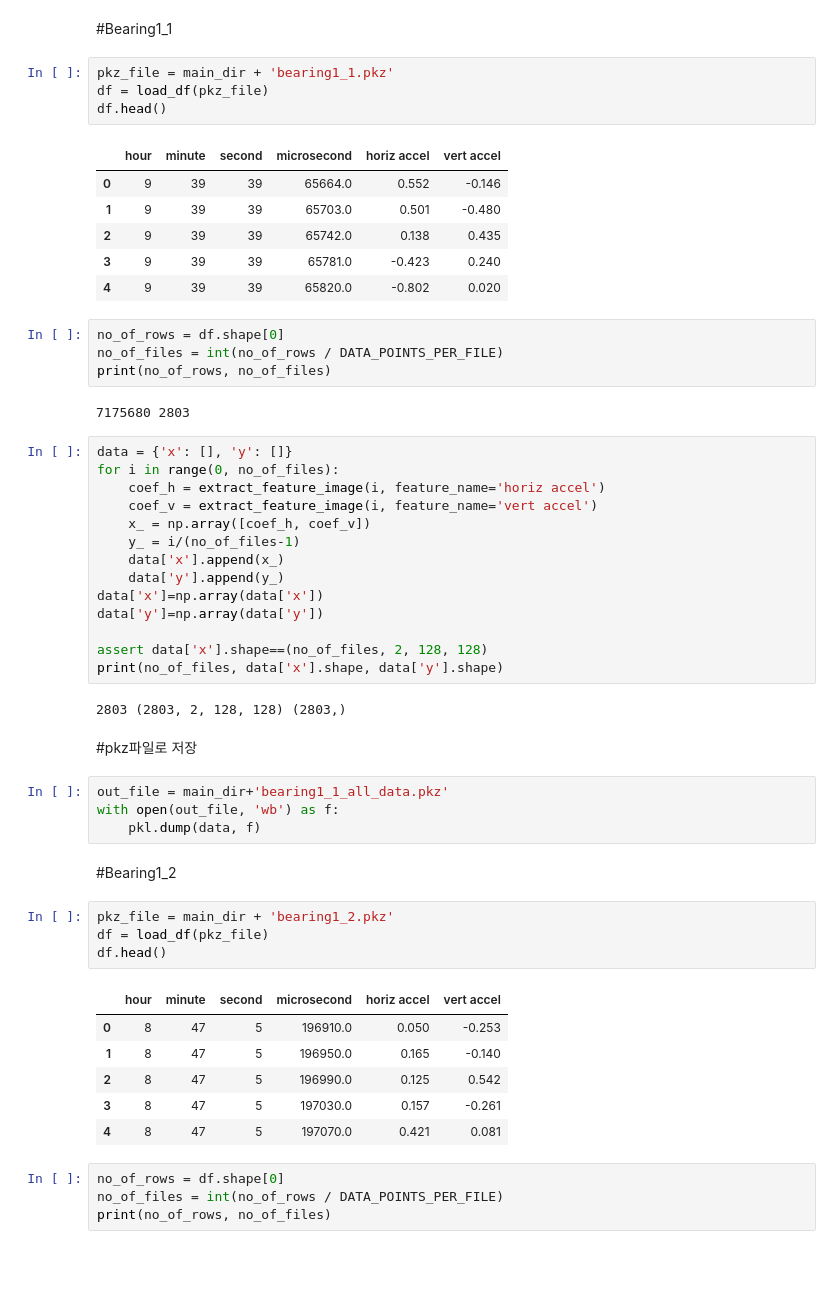
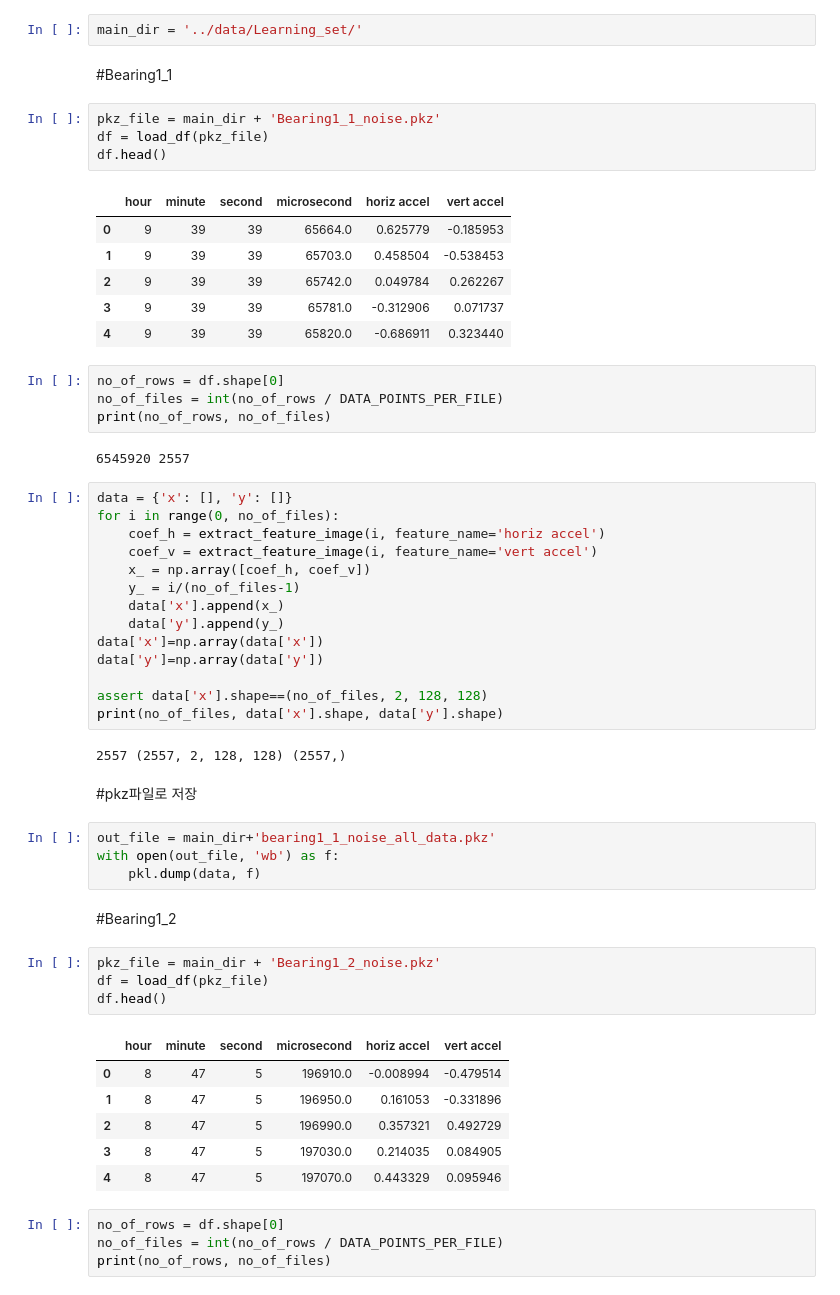
Before and after one commit to SWTeam2/learning_infer, a Jupyter notebook: model/CNN+LSTM_Dataset_Preparation.ipynb, the cells around one changed output. Drawn from its saved outputs; the diff is of its cells as text; blank space fills up the shorter version.

Commit message:
update the noise used code

```diff
--- a/model/CNN+LSTM_Dataset_Preparation.ipynb
+++ b/model/CNN+LSTM_Dataset_Preparation.ipynb
@@ -54,22 +52,24 @@ main_dir = '/home/i4624/vscode/gitclone/SWbootProject_2023-7/Team-project/data/i
+# %%
+main_dir = '../data/Learning_set/'
 # %% [markdown]
 #Bearing1_1
 # %%
-pkz_file = main_dir + 'bearing1_1.pkz'
+pkz_file = main_dir + 'Bearing1_1_noise.pkz'
 df = load_df(pkz_file)
 df.head()
 # %% [output]
 |  | hour | minute | second | microsecond | horiz accel | vert accel |
-| 0 | 9 | 39 | 39 | 65664.0 | 0.552 | -0.146 |
-| 1 | 9 | 39 | 39 | 65703.0 | 0.501 | -0.480 |
-| 2 | 9 | 39 | 39 | 65742.0 | 0.138 | 0.435 |
-| 3 | 9 | 39 | 39 | 65781.0 | -0.423 | 0.240 |
-| 4 | 9 | 39 | 39 | 65820.0 | -0.802 | 0.020 |
+| 0 | 9 | 39 | 39 | 65664.0 | 0.625779 | -0.185953 |
+| 1 | 9 | 39 | 39 | 65703.0 | 0.458504 | -0.538453 |
+| 2 | 9 | 39 | 39 | 65742.0 | 0.049784 | 0.262267 |
+| 3 | 9 | 39 | 39 | 65781.0 | -0.312906 | 0.071737 |
+| 4 | 9 | 39 | 39 | 65820.0 | -0.686911 | 0.323440 |
 # %%
 no_of_rows = df.shape[0]
 no_of_files = int(no_of_rows / DATA_POINTS_PER_FILE)
 print(no_of_rows, no_of_files)
 # %% [output]
-7175680 2803
+6545920 2557
 # %%
 data = {'x': [], 'y': []}
 for i in range(0, no_of_files):
@@ -85,26 +85,26 @@ data['y']=np.array(data['y'])
 assert data['x'].shape==(no_of_files, 2, 128, 128)
 print(no_of_files, data['x'].shape, data['y'].shape)
 # %% [output]
-2803 (2803, 2, 128, 128) (2803,)
+2557 (2557, 2, 128, 128) (2557,)
 # %% [markdown]
 #pkz파일로 저장
 # %%
-out_file = main_dir+'bearing1_1_all_data.pkz'
+out_file = main_dir+'bearing1_1_noise_all_data.pkz'
 with open(out_file, 'wb') as f:
     pkl.dump(data, f)
 # %% [markdown]
 #Bearing1_2
 # %%
-pkz_file = main_dir + 'bearing1_2.pkz'
+pkz_file = main_dir + 'Bearing1_2_noise.pkz'
 df = load_df(pkz_file)
 df.head()
 # %% [output]
 |  | hour | minute | second | microsecond | horiz accel | vert accel |
-| 0 | 8 | 47 | 5 | 196910.0 | 0.050 | -0.253 |
-| 1 | 8 | 47 | 5 | 196950.0 | 0.165 | -0.140 |
-| 2 | 8 | 47 | 5 | 196990.0 | 0.125 | 0.542 |
-| 3 | 8 | 47 | 5 | 197030.0 | 0.157 | -0.261 |
-| 4 | 8 | 47 | 5 | 197070.0 | 0.421 | 0.081 |
+| 0 | 8 | 47 | 5 | 196910.0 | -0.008994 | -0.479514 |
+| 1 | 8 | 47 | 5 | 196950.0 | 0.161053 | -0.331896 |
+| 2 | 8 | 47 | 5 | 196990.0 | 0.357321 | 0.492729 |
+| 3 | 8 | 47 | 5 | 197030.0 | 0.214035 | 0.084905 |
+| 4 | 8 | 47 | 5 | 197070.0 | 0.443329 | 0.095946 |
 # %%
 no_of_rows = df.shape[0]
 no_of_files = int(no_of_rows / DATA_POINTS_PER_FILE)
```
Also changed, not shown: parts of 7 cells of this notebook, 3 other files.
